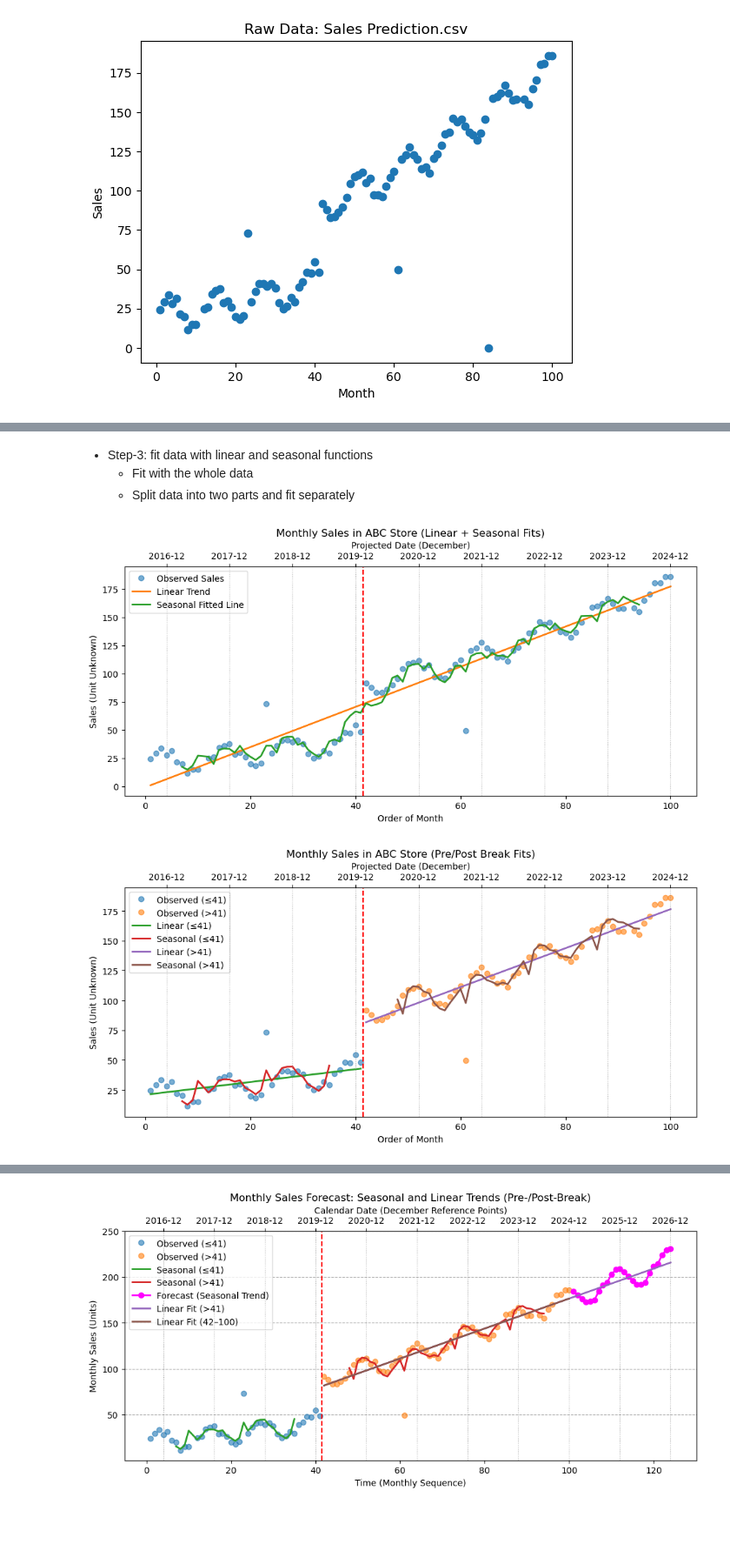
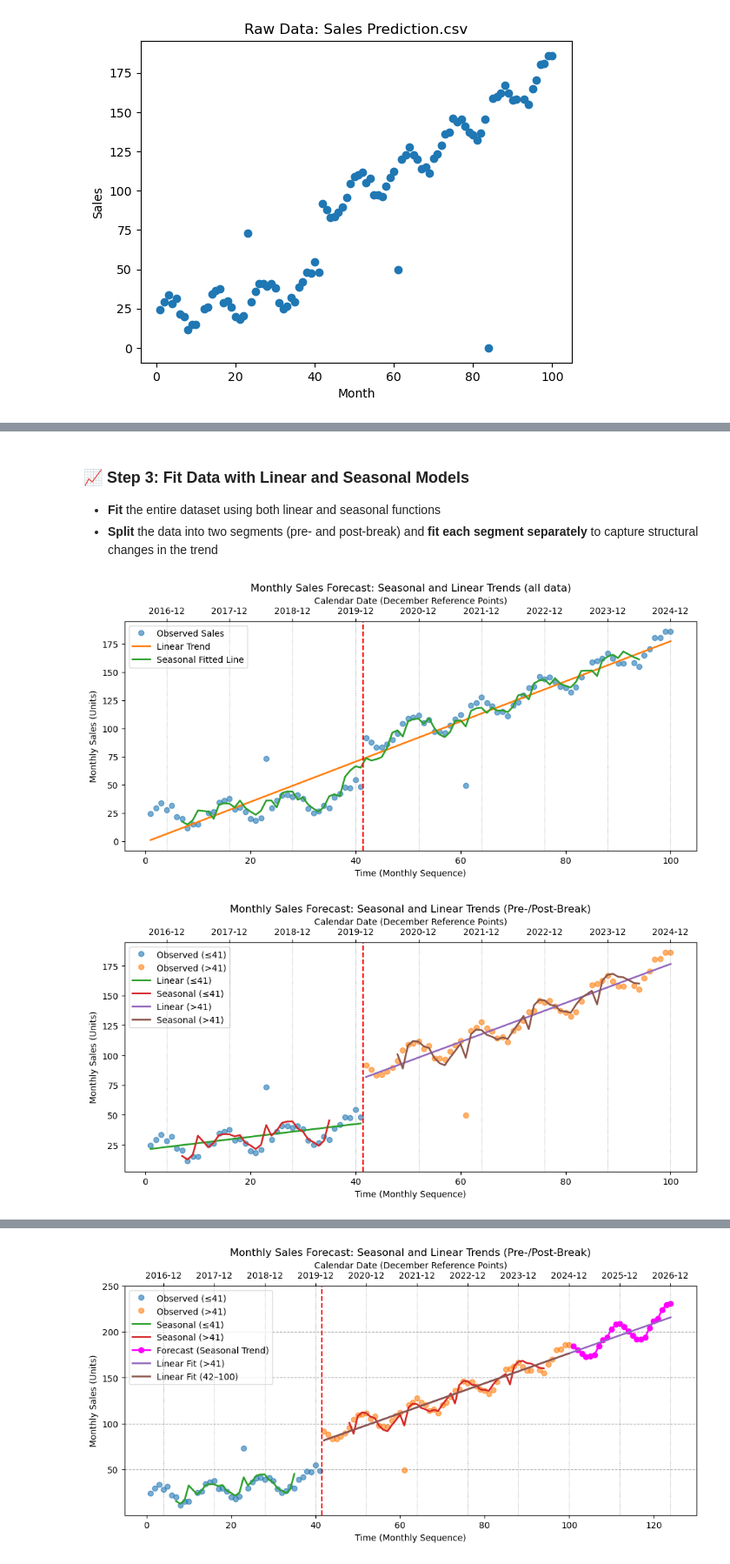
Before and after one commit to kevin-chao-com/retail-sales-forecasting-demo, a Jupyter notebook: sales_forecast_demo.ipynb, the cells around one changed output, grey strips where cells are left out. Shown: that part at 87% size. Drawn from its saved outputs; the diff is of its cells as text; code cells hidden in the pictures; blank space fills up the shorter version.

```diff
--- a/sales_forecast_demo.ipynb
+++ b/sales_forecast_demo.ipynb
@@ -151,7 +151,8 @@ plt.show()
 # %% [markdown]
-* Step-3: fit data with linear and seasonal functions
-    * Fit with the whole data
-    * Split data into two parts and fit separately
+### 📈 Step 3: Fit Data with Linear and Seasonal Models
+
+- **Fit** the entire dataset using both linear and seasonal functions
+- **Split** the data into two segments (pre- and post-break) and **fit each segment separately** to capture structural changes in the trend
 # %%
 # ---------- Fit the whole data ----------
 
@@ -178,9 +179,9 @@ ax1.plot(df2["month"], df2["trend_linear"], "-", label="Linear Trend", linewidth
 ax1.plot(df2["month"], df2["seasonal_fit"], "-", label="Seasonal Fitted Line", linewidth=2)
 ax1.axvline(x=41.5, color="red", linestyle="--", linewidth=1.5)
 
-ax1.set_xlabel("Order of Month")
-ax1.set_ylabel("Sales (Unit Unknown)")
-ax1.set_title("Monthly Sales in ABC Store (Linear + Seasonal Fits)")
+ax1.set_xlabel("Time (Monthly Sequence)")
+ax1.set_ylabel("Monthly Sales (Units)")
+ax1.set_title("Monthly Sales Forecast: Seasonal and Linear Trends (all data)")
 
 # Top x-axis: only December labels
 ax2 = ax1.twiny()
@@ -193,13 +194,13 @@ dec_labels = df2.index[december_mask].strftime("%Y-%m")
 
 ax2.set_xticks(dec_months)
 ax2.set_xticklabels(dec_labels)
-ax2.set_xlabel("Projected Date (December)")
+ax2.set_xlabel("Calendar Date (December Reference Points)")
 
 ax1.legend(loc="upper left")
 plt.tight_layout()
 plt.show()
 # %% [output]
-[figure, old version]
+[figure, new version]
 # %%
 # ---------- Fit by separating data into two portions ----------
 
@@ -249,36 +250,36 @@ ax1.plot(df2_part2["month"], df2_part2["sales"], "o", label="Observed (>41)", al
 
 # fitted lines for part 1
 ax1.plot(df2_part1["month"], df2_part1["trend_linear"], "-", label="Linear (≤41)", linewidth=2)
 ax1.plot(df2_part1["month"], df2_part1["seasonal_fit"], "-", label="Seasonal (≤41)", linewidth=2)
 
 # fitted lines for part 2
 ax1.plot(df2_part2["month"], df2_part2["trend_linear"], "-", label="Linear (>41)", linewidth=2)
 ax1.plot(df2_part2["month"], df2_part2["seasonal_fit"], "-", label="Seasonal (>41)", linewidth=2)
 
 # vertical line to show jump
 ax1.axvline(x=41.5, color="red", linestyle="--", linewidth=1.5)
 
-ax1.set_xlabel("Order of Month")
-ax1.set_ylabel("Sales (Unit Unknown)")
-ax1.set_title("Monthly Sales in ABC Store (Pre/Post Break Fits)")
+ax1.set_xlabel("Time (Monthly Sequence)")
+ax1.set_ylabel("Monthly Sales (Units)")
+ax1.set_title("Monthly Sales Forecast: Seasonal and Linear Trends (Pre-/Post-Break)")
 
 # ---------- top x-axis with December only ----------
 ax2 = ax1.twiny()
 ax2.set_xlim(ax1.get_xlim())
 ax2.grid(axis='x', linestyle=':', color='gray', alpha=0.7)
 
 # Use the full df2 for December labels
 december_mask = df2["date"].dt.month == 12
 dec_months = df2["month"][december_mask]
 dec_labels = df2["date"][december_mask].dt.strftime("%Y-%m")
 
 ax2.set_xticks(dec_months)
 ax2.set_xticklabels(dec_labels)
-ax2.set_xlabel("Projected Date (December)")
+ax2.set_xlabel("Calendar Date (December Reference Points)")
 
 ax1.legend(loc="upper left")
 plt.tight_layout()
 plt.show()
 # %% [output]
-[figure, old version]
+[figure, new version]
 # %% [markdown]
```
Also changed, not shown: parts of 8 cells of this notebook.
